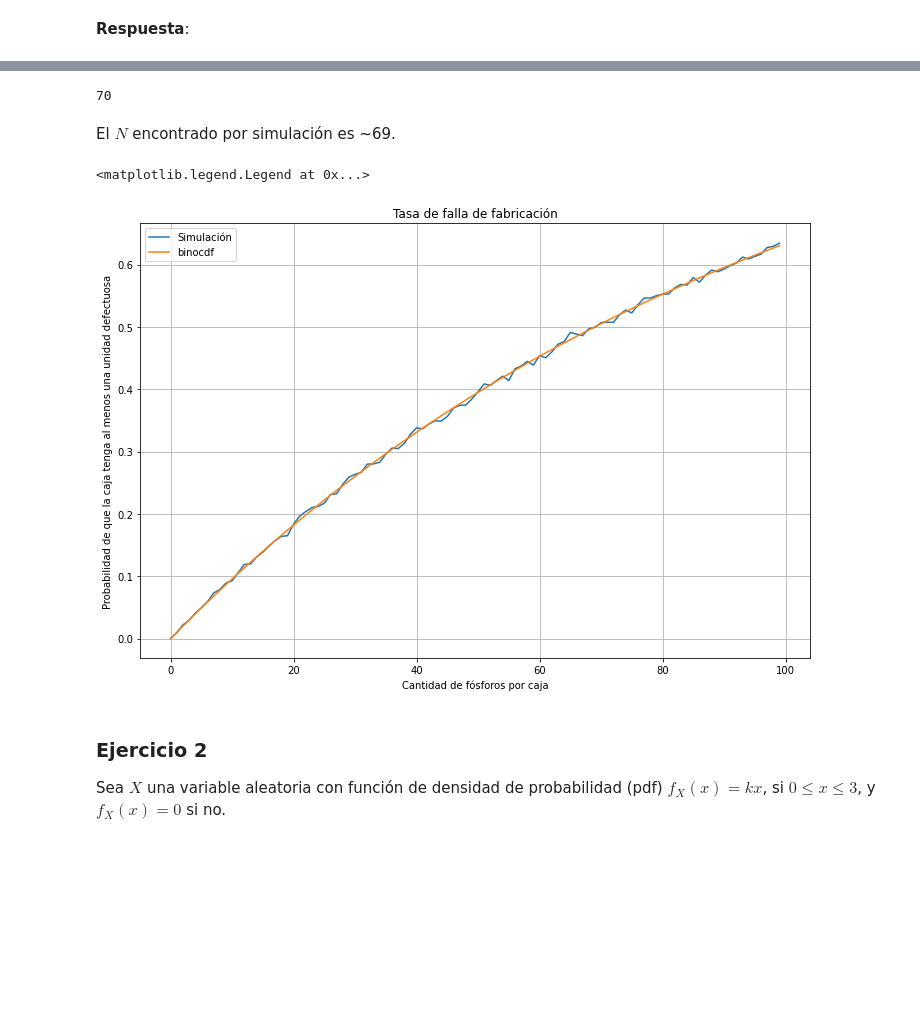
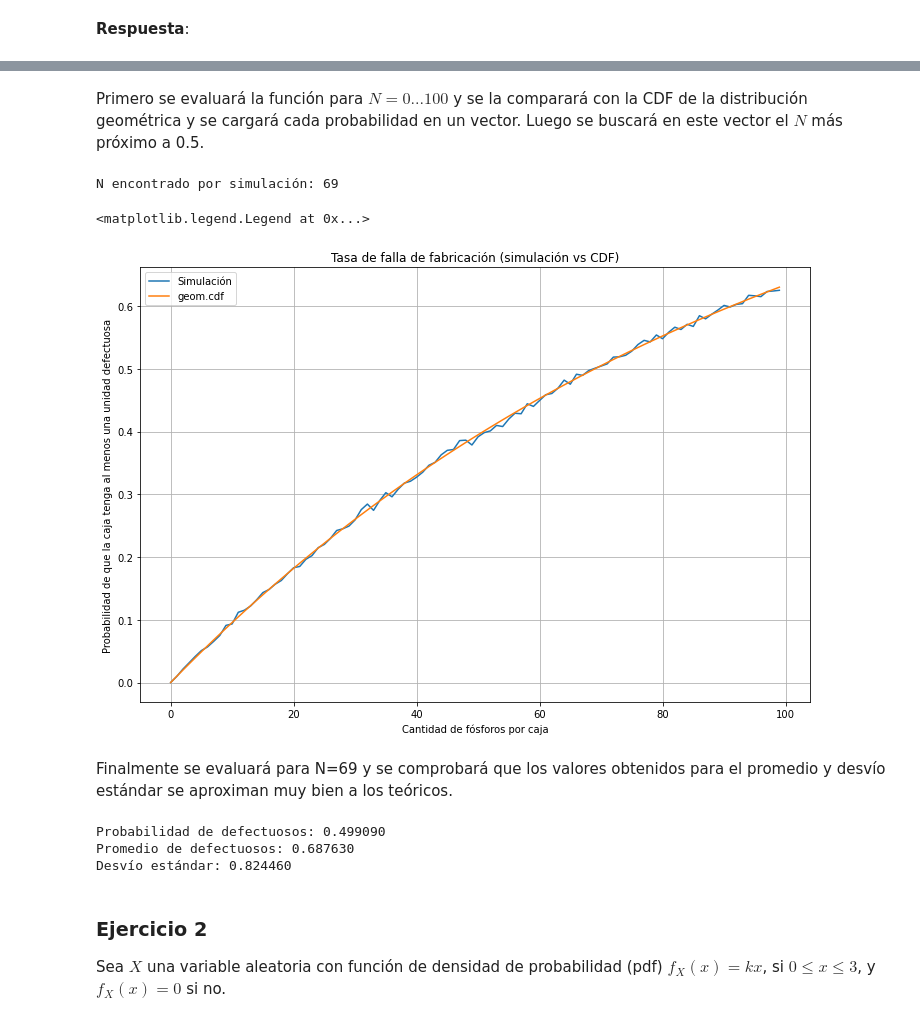
Before and after one commit to nhorro/ceai2020, a Jupyter notebook: prob_est/clase_8_evaluacion/Evaluacion.ipynb, the cells around one changed output, grey strips where cells are left out. Saved outputs shown, nothing was run; the diff lists cells and outputs as text; code cells hidden in the pictures; blank space fills up the shorter version.

Commit message:
prob_est

```diff
--- a/prob_est/clase_8_evaluacion/Evaluacion.ipynb
+++ b/prob_est/clase_8_evaluacion/Evaluacion.ipynb
@@ -85,31 +104,49 @@ def simulate_experiment1(n_iterations,n_samples,prob_defect):
+# %% [markdown]
+Primero se evaluará la función para $N=0...100$ y se la comparará con la CDF de la distribución geométrica y se cargará cada probabilidad en un vector.
+Luego se buscará en este vector el $N$ más próximo a 0.5.
 # %%
-n_iterations = 10000  # Cantidad de iteraciones por cada N ensayado
+n_iterations = 10000 # Cantidad de iteraciones por cada N ensayado
 n_trials = 100       # Número máximo de ensayos=cantidad máxima de fósforos probada
 prob_defect = 0.01   # Probabilidad de que un fósforo sea defectuoso
 
 x = np.arange(n_trials)
 y = np.zeros(n_trials)
+
 for i in range(n_trials):
-     y[i] = simulate_experiment1(n_iterations,i,prob_defect)
+    y[i], _, _ = simulate_experiment1(n_iterations,i,prob_defect)
 
 q_above_accepted_failure = np.argmax(y > 0.5)
 q_above_accepted_failure
+print("N encontrado por simulación: %d" % q_above_accepted_failure)
 # %% [output]
-70
+N encontrado por simulación: 69
-# %% [markdown]
-El $N$ encontrado por simulación es ~69.
 # %%
 plt.figure(figsize=(12,8))
 plt.plot(x,y)
-plt.plot(x,binom.cdf(k=x-1,n=x,p=1-0.01))
+plt.plot(x,geom.cdf(x,p=0.01))
 plt.grid(which="Both")
-plt.title("Tasa de falla de fabricación")
+plt.title("Tasa de falla de fabricación (simulación vs CDF)")
 plt.xlabel("Cantidad de fósforos por caja")
 plt.ylabel("Probabilidad de que la caja tenga al menos una unidad defectuosa")
-plt.legend(["Simulación","binocdf"])
+plt.legend(["Simulación","geom.cdf"])
 # %% [output]
 <matplotlib.legend.Legend at 0x...>
-[figure, old version]
+[figure, new version]
+# %% [markdown]
+Finalmente se evaluará para N=69 y se comprobará que los valores obtenidos para el promedio y desvío estándar se aproximan muy bien a los teóricos.
+# %%
+n_samples = 69
+n_iterations = 100000  # Cantidad de iteraciones por cada N ensayado
+n_trials = 100       # Número máximo de ensayos=cantidad máxima de fósforos probada
+prob_defect = 0.01   # Probabilidad de que un fósforo sea defectuoso
+defect_prob, q_defective_mean, q_defective_matches_std = simulate_experiment1(n_iterations,n_samples,0.01)
+print("Probabilidad de defectuosos: %f" % defect_prob)
+print("Promedio de defectuosos: %f" % q_defective_mean)
+print("Desvío estándar: %f" % q_defective_matches_std)
+# %% [output]
+Probabilidad de defectuosos: 0.499090
+Promedio de defectuosos: 0.687630
+Desvío estándar: 0.824460
 # %% [markdown]
 ### Ejercicio 2
 
```
Also changed, not shown: parts of 20 cells of this notebook, 1 other file.
